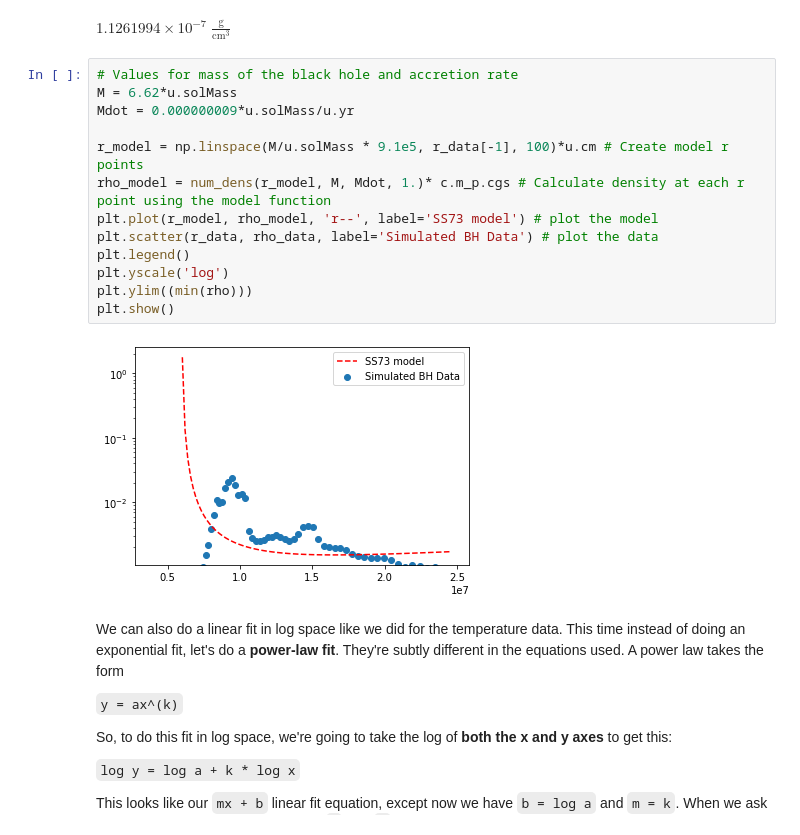
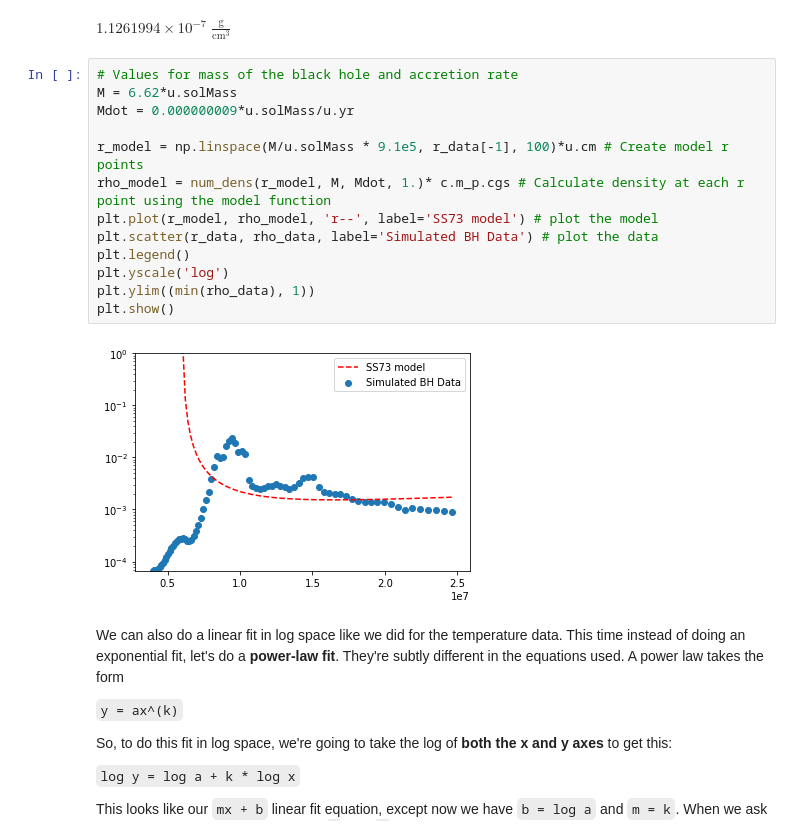
Before and after one commit to connor-mcclellan/thindisk, a Jupyter notebook: tutorials/11-density_profile.ipynb, the cells around one changed output. Cells and saved outputs as stored; diff of their text form.

Commit message:
adding Asia's final plotting code

```diff
--- a/tutorials/11-density_profile.ipynb
+++ b/tutorials/11-density_profile.ipynb
@@ -44,18 +44,18 @@ $1.1261994 \times 10^{-7} \; \mathrm{\frac{g}{cm^{3}}}$
 # %%
 # Values for mass of the black hole and accretion rate
 M = 6.62*u.solMass
 Mdot = 0.000000009*u.solMass/u.yr
 
 r_model = np.linspace(M/u.solMass * 9.1e5, r_data[-1], 100)*u.cm # Create model r points
 rho_model = num_dens(r_model, M, Mdot, 1.)* c.m_p.cgs # Calculate density at each r point using the model function
 plt.plot(r_model, rho_model, 'r--', label='SS73 model') # plot the model
 plt.scatter(r_data, rho_data, label='Simulated BH Data') # plot the data
 plt.legend()
 plt.yscale('log')
-plt.ylim((min(rho)))
+plt.ylim((min(rho_data), 1))
 plt.show()
 # %% [output]
-[figure, old version]
+[figure, new version]
 # %% [markdown]
 We can also do a linear fit in log space like we did for the temperature data. This time instead of doing an exponential fit, let's do a **power-law fit**. They're subtly different in the equations used. A power law takes the form
 
```
Also changed, not shown: parts of 1 cell of this notebook, 2 other files.
